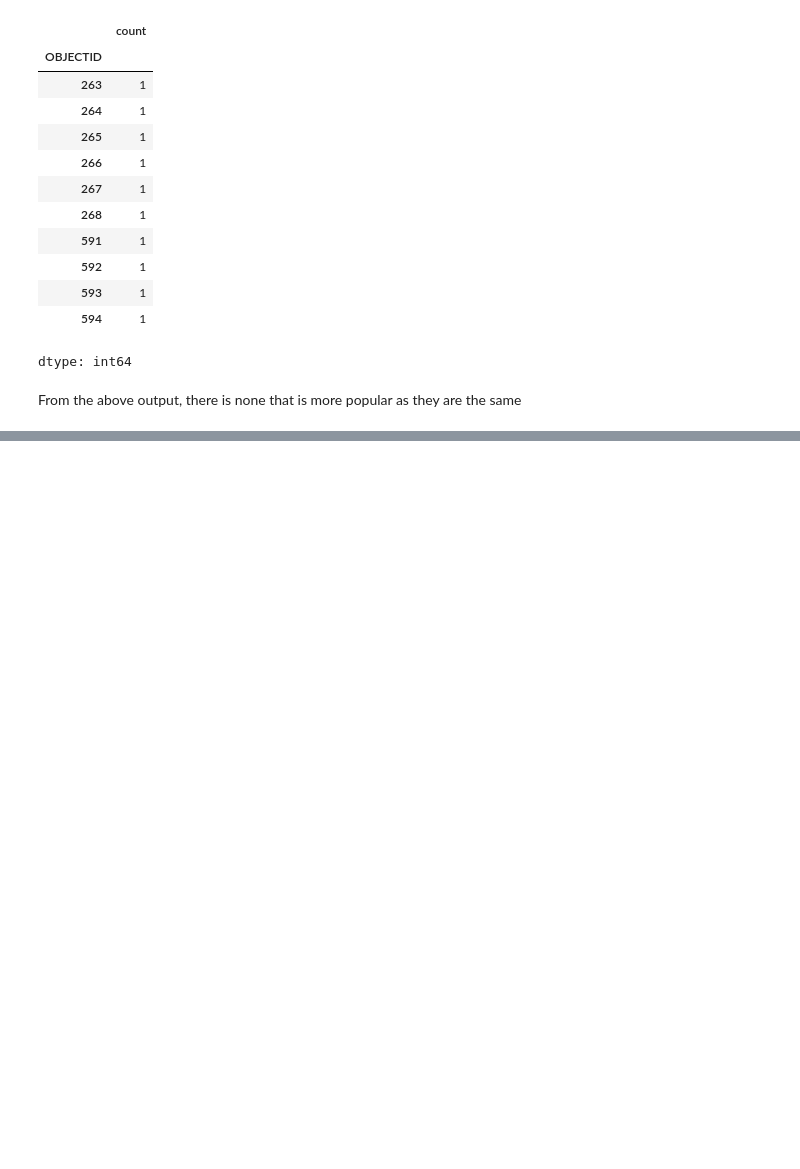
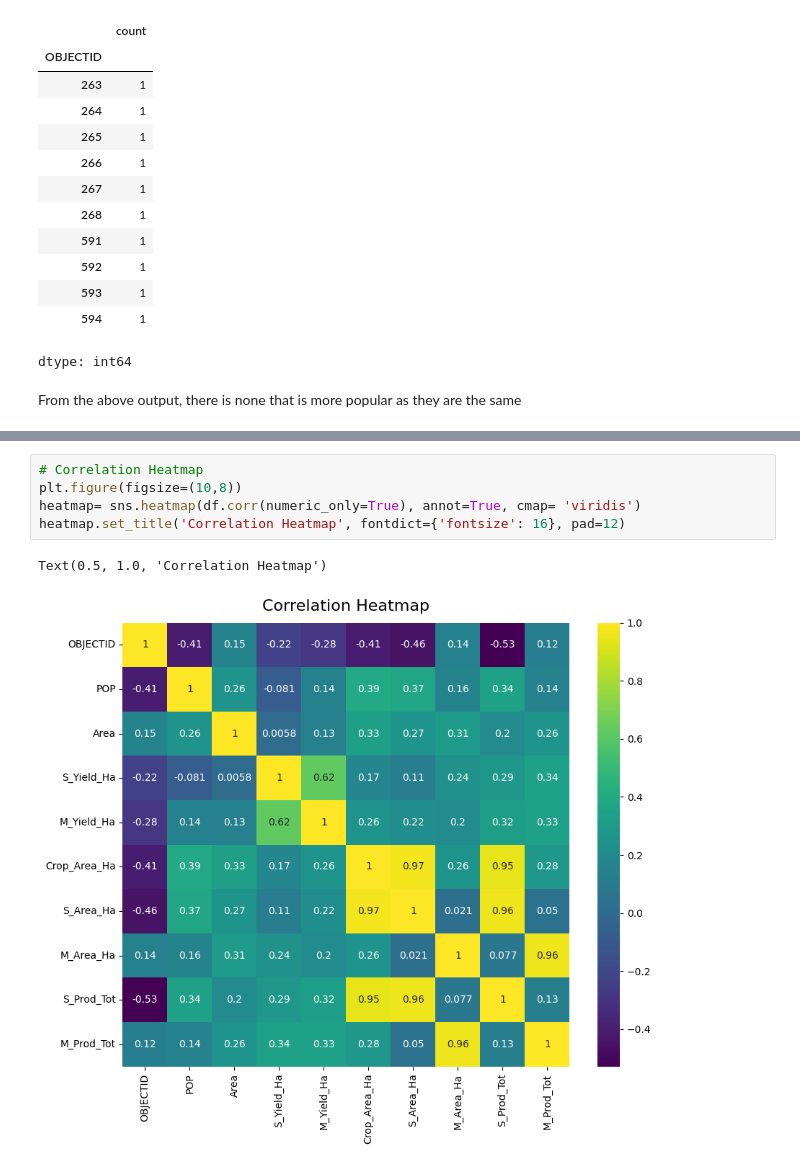
Before and after one commit to Ella244-18/Phase-1-Project-1, a Jupyter notebook: Project2.ipynb, the cells around one changed output, grey strips where cells are left out. Saved outputs shown, nothing was run; the diff lists cells and outputs as text; blank space fills up the shorter version.

```diff
--- a/Project2.ipynb
+++ b/Project2.ipynb
@@ -368,0 +415,8 @@ From the above output, there is none that is more popular as they are the same
+# %%
+# Correlation Heatmap
+plt.figure(figsize=(10,8))
+heatmap= sns.heatmap(df.corr(numeric_only=True), annot=True, cmap= 'viridis')
+heatmap.set_title('Correlation Heatmap', fontdict={'fontsize': 16}, pad=12)
+# %% [output]
+Text(0.5, 1.0, 'Correlation Heatmap')
+[figure, added]
```
Also changed, not shown: parts of 10 cells of this notebook.
